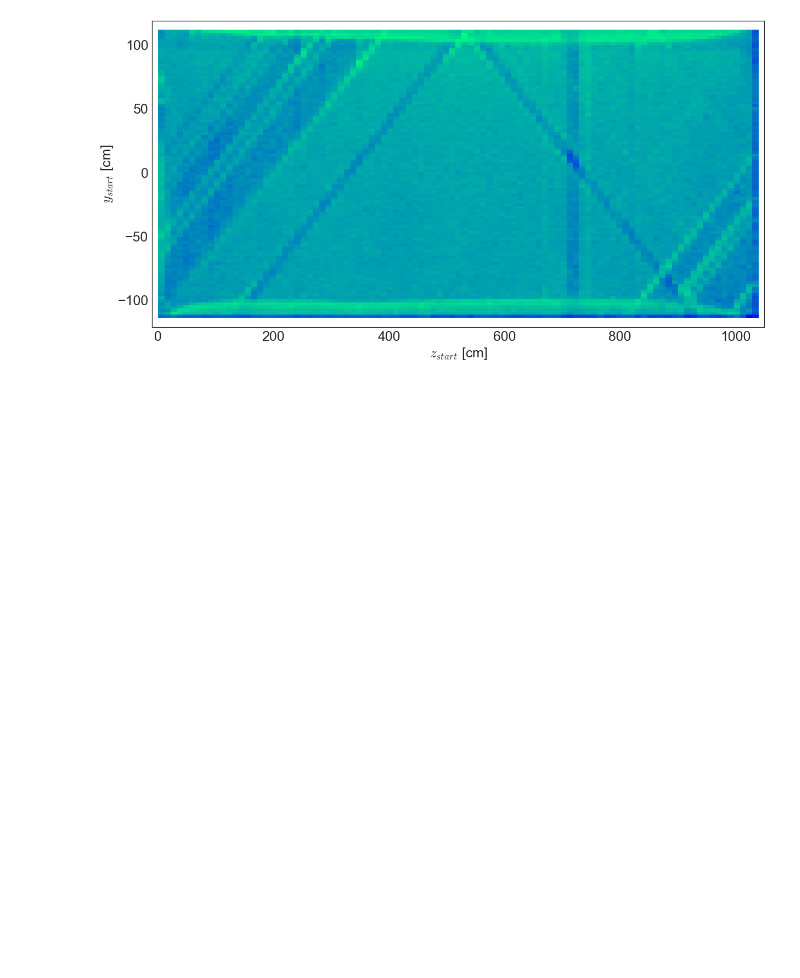
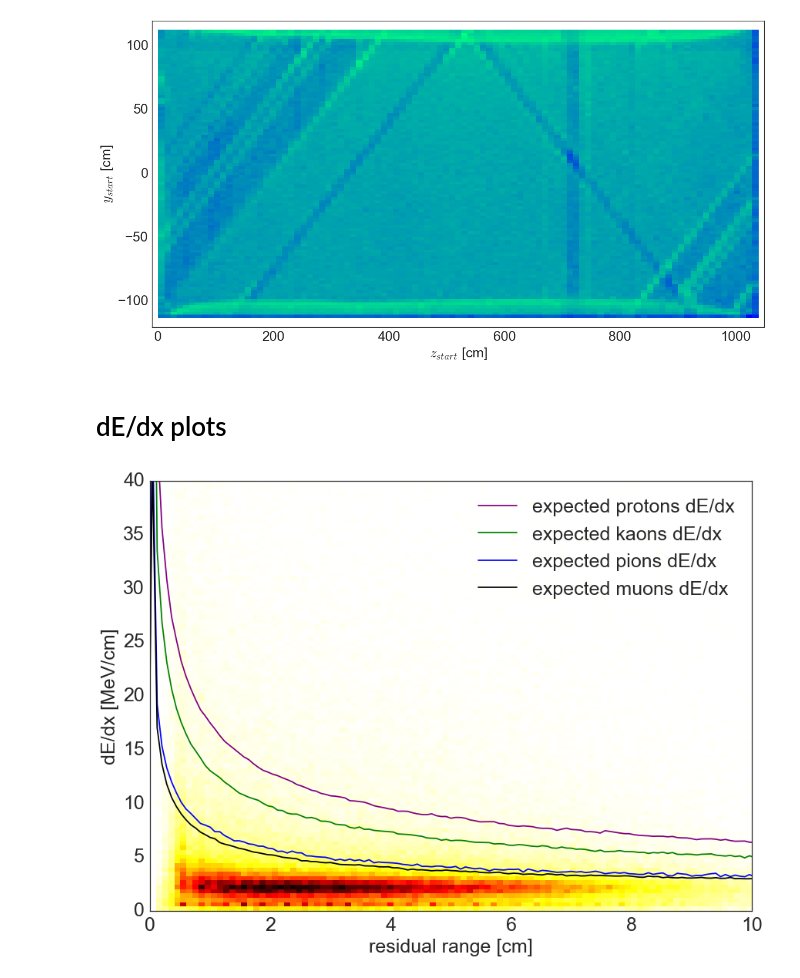
Before and after one commit to erezcoh4/AnalysisTreesInformation, a Jupyter notebook: AnaTreesPackage/notebooks/extBNB_anatrees_plots.ipynb, the cells around one changed output. Saved outputs shown, nothing was run; the diff lists cells and outputs as text; code cells hidden in the pictures; blank space fills up the shorter version.

```diff
--- a/AnaTreesPackage/notebooks/extBNB_anatrees_plots.ipynb
+++ b/AnaTreesPackage/notebooks/extBNB_anatrees_plots.ipynb
@@ -7,0 +7,6 @@ tracks = pd.read_csv('/Users/erezcohen/Desktop/uBoone/AnalysisTreesAna/FeaturesF
+# %%
+tracks_file_name = "full_features_extBNB_AnalysisTrees_hardGeometricalCuts.csv"
+tracks = pd.read_csv(features_path + tracks_file_name,
+                     usecols=['length','startx','starty','startz','endx','endy','endz',
+                              'dEdx_Y', 'residual_range_Y', 'Edep_Y','pidpida'],#,
+                     converters={'dEdx_Y':generic,'residual_range_Y':generic,'Edep_Y':generic})
@@ -8,3 +15,5 @@ tracks = pd.read_csv('/Users/erezcohen/Desktop/uBoone/AnalysisTreesAna/FeaturesF
+# %%
+hits = DataFrame_hits( tracks )
 # %% [markdown]
 # make some plots - features variables
 # %%
@@ -43,3 +52,9 @@ plt.hist2d(tracks.startz,tracks.starty,bins=(np.linspace(-10,1050,100),np.linspa
 pt.set_axes(ax,'$z_{start}$ [cm]','$y_{start}$ [cm]')
 # %% [output]
 [figure]
+# %% [markdown]
+# dE/dx plots
+# %%
+dEdx_vs_expected_particles( hits , xlim = (0,10) , ylim = (0,40) , cmap='hot_r')
+# %% [output]
+[figure, added]
```
Also changed, not shown: parts of 3 cells of this notebook, 3 other files.
